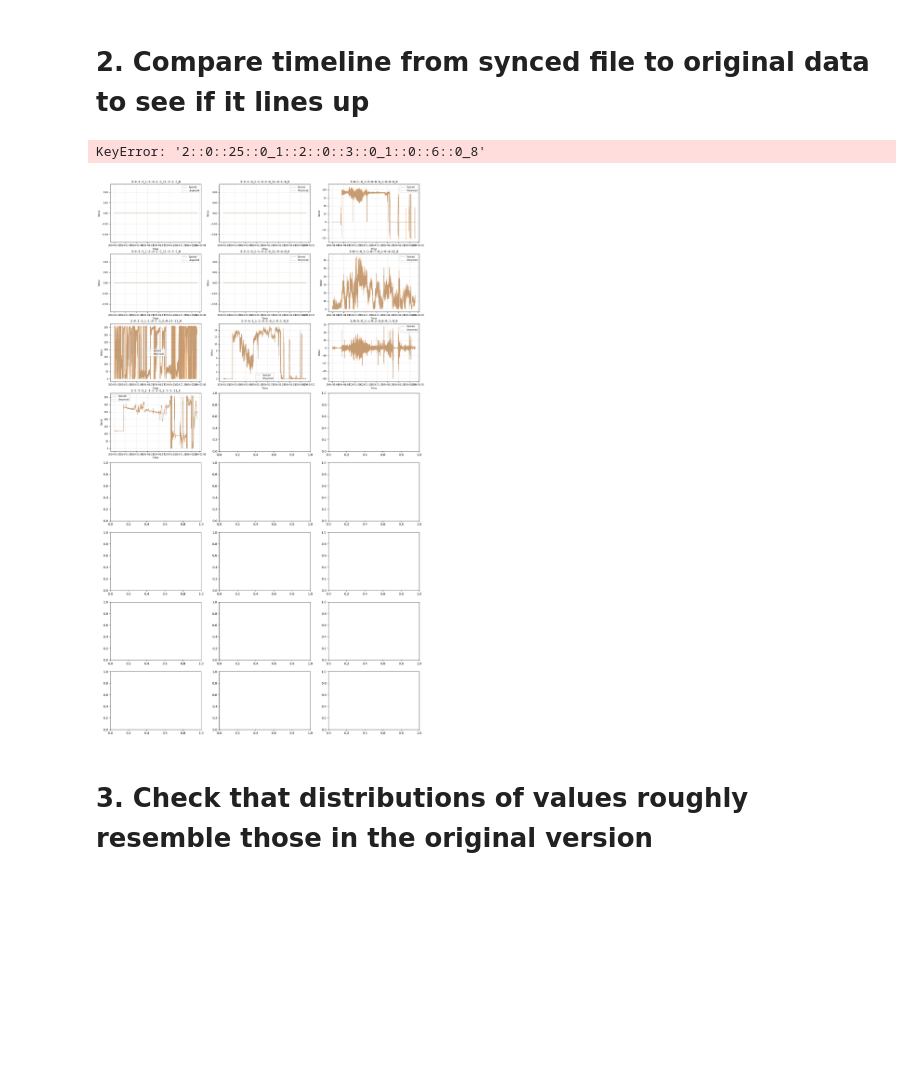
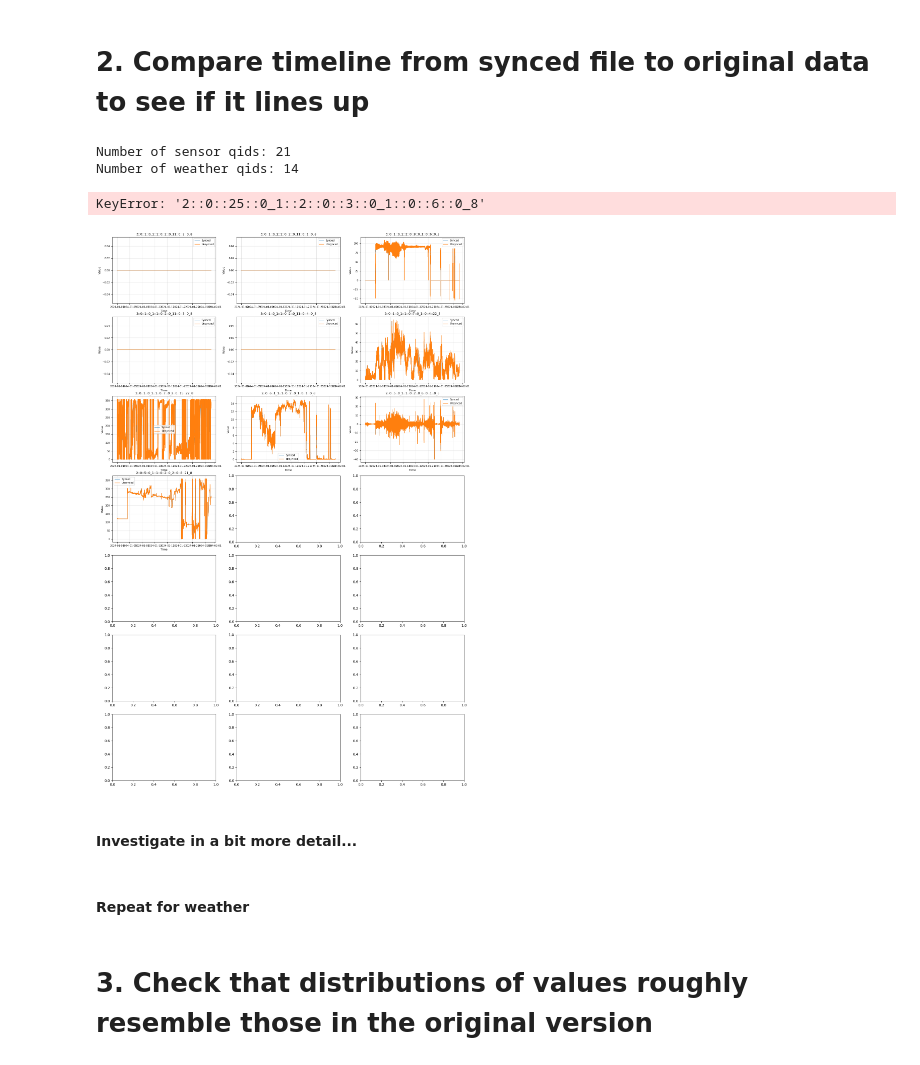
Before and after one commit to AugustBjerg/Master-s-thesis, a Jupyter notebook: code/data/cleaning-scripts/notebooks/post_sync_explore.ipynb, the cells around one changed output. Drawn from its saved outputs; the diff is of its cells as text; code cells hidden in the pictures; blank space fills up the shorter version.

```diff
--- a/code/data/cleaning-scripts/notebooks/post_sync_explore.ipynb
+++ b/code/data/cleaning-scripts/notebooks/post_sync_explore.ipynb
@@ -108,7 +121,6 @@ memory usage: 12.8 MB
 # 2. Compare timeline from synced file to original data to see if it lines up
 # %%
 # Definitions
-variable_of_interest_qid = "2::0::11::0_1::1::0::3::0_15::0::1::0_8"
 sensor_qids = [
     "3::0::1::0_1::1::0::2::0_11::0::2::0_8",
     "3::0::1::0_1::1::0::2::0_11::0::1::0_8",
@@ -120,7 +132,7 @@ sensor_qids = [
     "2::0::6::1_1::1::0::2::0_1::0::1::0_8",
     "2::0::5::0_1::1::0::2::0_6::0::1::0_8",
     "2::0::5::0_1::1::0::2::0_2::0::8::21_8",
-    "2::0::25::0_1::2::0::3::0_1::0::6::0_8",
+    "1::0::25::0_1::2::0::8::0_20::0::1::0_8",
     "2::0::7::0_1::1::0::2::0_1::0::5::11_8",
     "2::0::11::0_1::2::0::8::0_22::0::1::1_8",
     "2::0::11::0_1::1::0::3::0_14::0::1::0_8",
@@ -129,12 +141,34 @@ sensor_qids = [
     "2::0::11::0_1::1::0::3::0_17::0::1::0_8",
     "2::0::11::0_1::1::0::3::0_15::0::1::0_8",
     "2::0::11::0_1::1::0::3::0_12::0::1::0_8",
-    "1::0::25::0_1::2::0::8::0_20::0::1::0_8",
     "1::0::14::0_1::2::0::8::0_3::0::3::0_8",
     "1::0::15::0_1::2::0::3::0_1::0::6::0_8"
 ]
+weather_qids = [
+    "4::0::4::0_1::1::0::7::0_45::0::1::0_8",
+    "4::0::4::0_1::1::0::7::0_2::0::15::21_8",
+    "4::0::4::0_1::1::0::7::0_45::0::2::0_8",
+    "4::0::4::0_1::1::0::7::0_1::0::4::21_8",
+    "4::0::4::0_1::1::0::7::0_56::0::3::0_8",
+    "4::0::4::0_1::1::0::7::0_56::0::4::0_8",
+    "4::0::8::0_1::1::0::7::0_45::0::1::0_8",
+    "4::0::8::0_1::1::0::7::0_2::0::18::21_8",
+    "4::0::8::0_1::1::0::7::0_40::0::2::0_8",
+    "4::0::8::0_1::1::0::7::0_4::0::12::0_8",
+    "4::0::8::0_1::1::0::7::0_56::0::6::0_8",
+    "4::0::8::0_1::1::0::7::0_56::0::5::0_8",
+    "4::0::8::0_1::1::0::7::0_56::0::3::0_8",
+    "4::0::8::0_1::1::0::7::0_56::0::4::0_8"
+]
+
 start_time = pd.to_datetime("2024-01-01", utc=True)
 end_time = pd.to_datetime("2024-01-31", utc=True)
+
+print(f'Number of sensor qids: {len(sensor_qids)}')
+print(f'Number of weather qids: {len(weather_qids)}')
+# %% [output]
+Number of sensor qids: 21
+Number of weather qids: 14
 # %%
 # Data filtering
 def filter_data_by_time_and_qid(synced_df, unsynced_df, qid, start_time, end_time):
@@ -170,25 +245,8 @@ def plot_synced_vs_unsynced(synced_series, unsynced_series, qid):
 # %%
-
-# Loop through each sensor qid, filter data, and plot on a grid with rows of 3
-fig, axes = plt.subplots(nrows=(len(sensor_qids) + 2) // 3, ncols=3, figsize=(18, 4 * ((len(sensor_qids) + 2) // 3)))
-axes = axes.flatten()  # Flatten to 1D array for easy indexing
-for idx, qid in enumerate(sensor_qids):
-    synced_filtered, unsynced_filtered = filter_data_by_time_and_qid(full_synced_df, full_unsynced_df, qid, start_time, end_time)
-    axes[idx].plot(synced_filtered['utc_timestamp'], synced_filtered[qid], label='Synced', linewidth=1, alpha=1)
-    axes[idx].plot(unsynced_filtered['utc_timestamp'], unsynced_filtered[qid], label='Unsynced', linewidth=1, alpha=1)
-    axes[idx].set_title(f'{qid}', fontsize=9)
-    axes[idx].set_xlabel('Time', fontsize=8)
-    axes[idx].set_ylabel('Value', fontsize=8)
-    axes[idx].legend(fontsize=7)
-    axes[idx].grid(True, alpha=0.3)
-    axes[idx].tick_params(labelsize=7)
-
-# Hide unused subplots
-for idx in range(len(sensor_qids), len(axes)):
-    axes[idx].set_visible(False)
-
-plt.tight_layout()
-plt.show()
+# Plot sensor QIDs comparison
+plot_qid_grid(sensor_qids, full_synced_df, full_unsynced_df, start_time, end_time, title='Sensor QIDs: Synced vs Unsynced')
 # %% [output]
 KeyError: '2::0::25::0_1::2::0::3::0_1::0::6::0_8'
-[figure, old version]
+[figure, new version]
+# %% [markdown]
+#### Investigate in a bit more detail...
@@ -194,0 +258,2 @@ KeyError: '2::0::25::0_1::2::0::3::0_1::0::6::0_8'
+# %% [markdown]
+#### Repeat for weather
```
Also changed, not shown: parts of 6 cells of this notebook.
